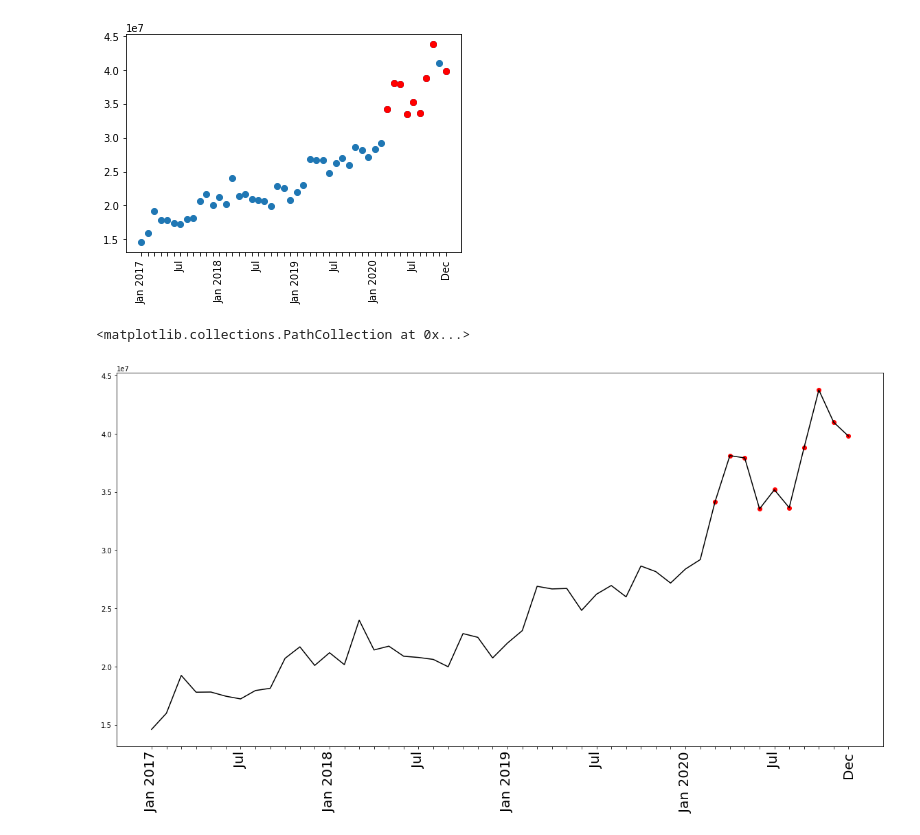
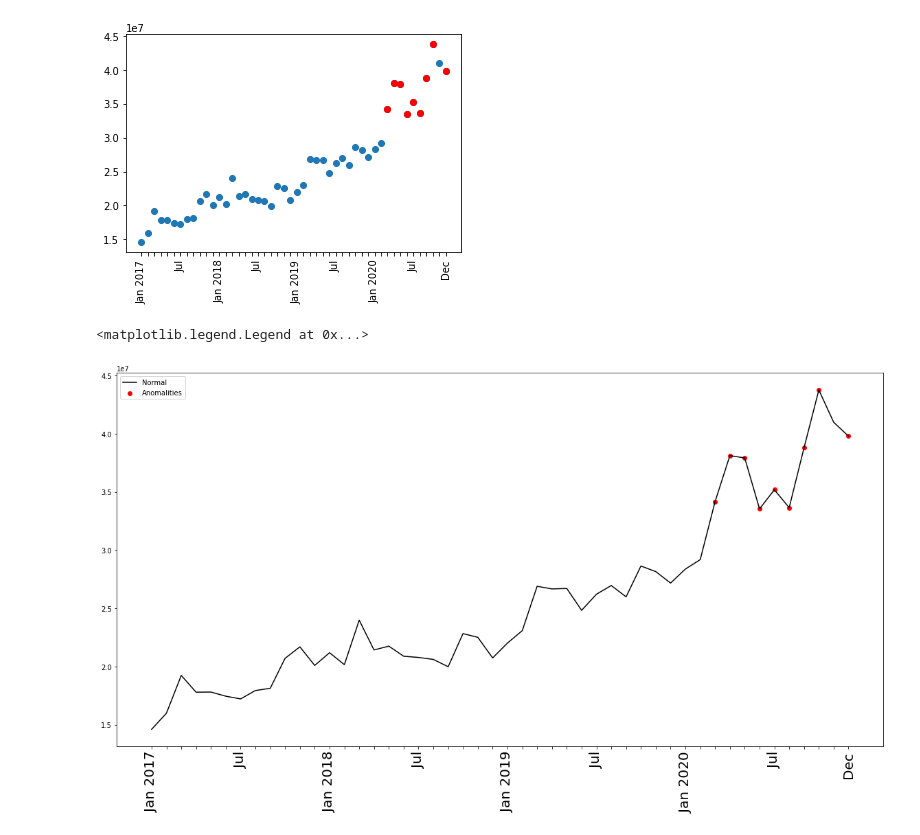
Before and after one commit to vanessailana/Statistical-Test-Scripts-, a Jupyter notebook: Anomaly-Detection .ipynb, the cells around one changed output. Saved outputs shown, nothing was run; the diff lists cells and outputs as text; code cells hidden in the pictures.

```diff
--- a/Anomaly-Detection .ipynb
+++ b/Anomaly-Detection .ipynb
@@ -63,9 +63,10 @@ plt.scatter(outliers["MonthYear"],outliers["counts"],color="r")
 # %%
 import pandas as pd
 fig, ax = plt.subplots(figsize=(20,10))
-plt.plot(data['MonthYear'],data['counts'],color='black')
+plt.plot(data['MonthYear'],data['counts'],color='black',label='Normal')
 plt.xticks(data['MonthYear'], my_xticks,fontsize=20,rotation=90)
-plt.scatter(outliers["MonthYear"],outliers["counts"],c='r')
+plt.scatter(outliers["MonthYear"],outliers["counts"],c='r',label='Anomalities')
+plt.legend()
 # %% [output]
-<matplotlib.collections.PathCollection at 0x...>
+<matplotlib.legend.Legend at 0x...>
-[figure, old version]
+[figure, new version]
```
